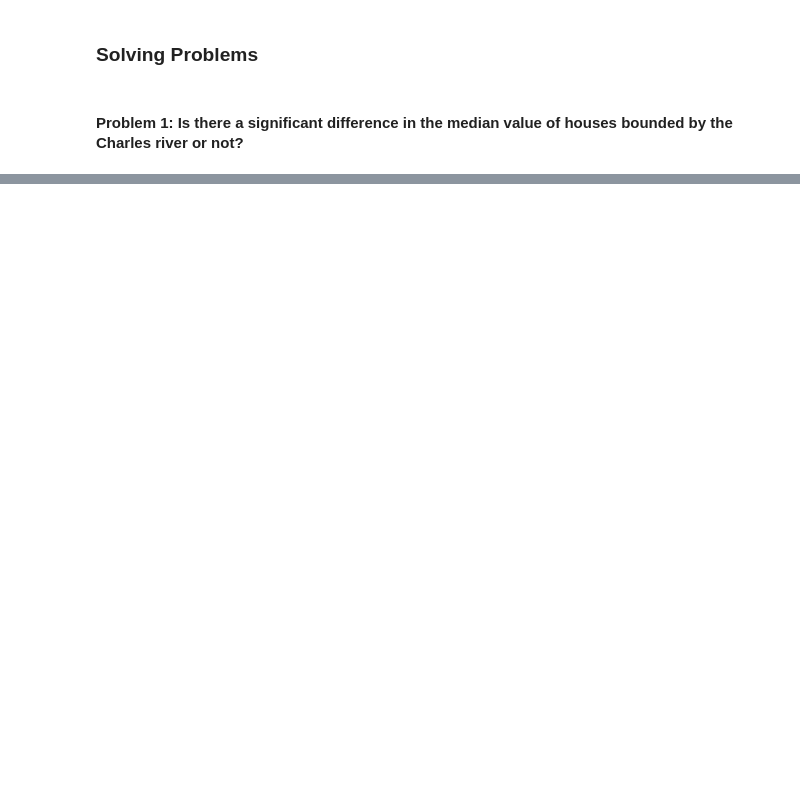
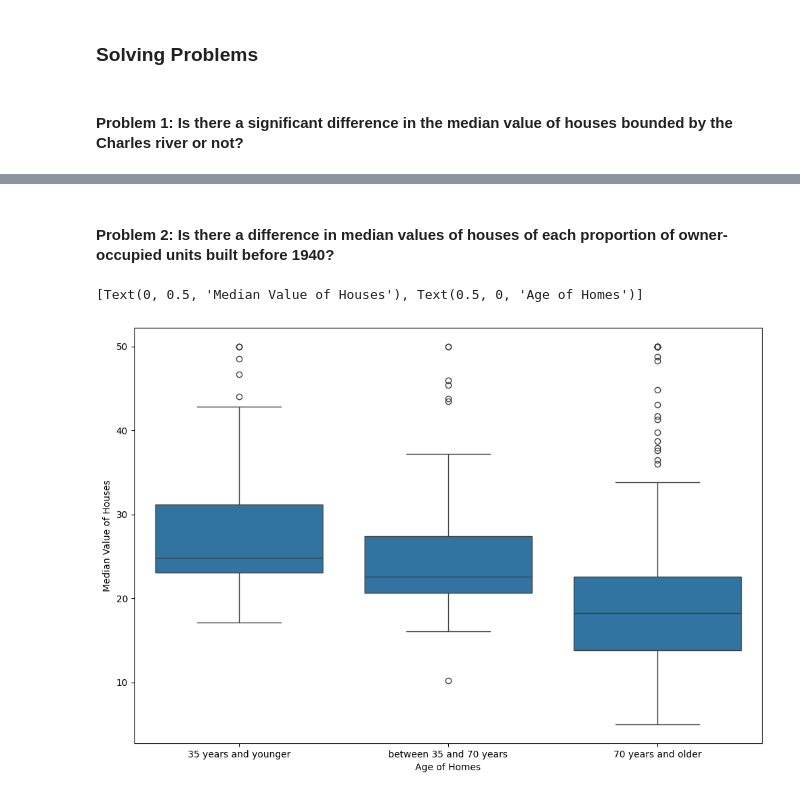
Before and after one commit to thangthewinner/Boston_House_Prices, a Jupyter notebook: BostonHousing.ipynb, the cells around one changed output, grey strips where cells are left out. Cells and saved outputs as stored; diff of their text form; code cells hidden in the pictures; blank space fills up the shorter version.

```diff
--- a/BostonHousing.ipynb
+++ b/BostonHousing.ipynb
@@ -42,0 +142,12 @@ boston_df.head(5)
+# %% [markdown]
+#### Problem 2: Is there a difference in median values of houses of each proportion of owner-occupied units built before 1940?
+# %%
+boston_df.loc[(boston_df['AGE'] <= 35), 'AGE_GROUP'] = '35 years and younger'
+boston_df.loc[(boston_df['AGE'] > 35)&(boston_df['AGE'] < 70), 'AGE_GROUP'] = 'between 35 and 70 years'
+boston_df.loc[(boston_df['AGE'] >= 70), 'AGE_GROUP'] = '70 years and older'
+plt.figure(figsize=(12, 8))
+ax = sns.boxplot(x='AGE_GROUP', y='MEDV', order=['35 years and younger', 'between 35 and 70 years', '70 years and older'], data=boston_df)
+ax.set(ylabel='Median Value of Houses', xlabel='Age of Homes')
+# %% [output]
+[Text(0, 0.5, 'Median Value of Houses'), Text(0.5, 0, 'Age of Homes')]
+[figure, added]
```
Also changed, not shown: parts of 39 cells of this notebook, 2 other files.
